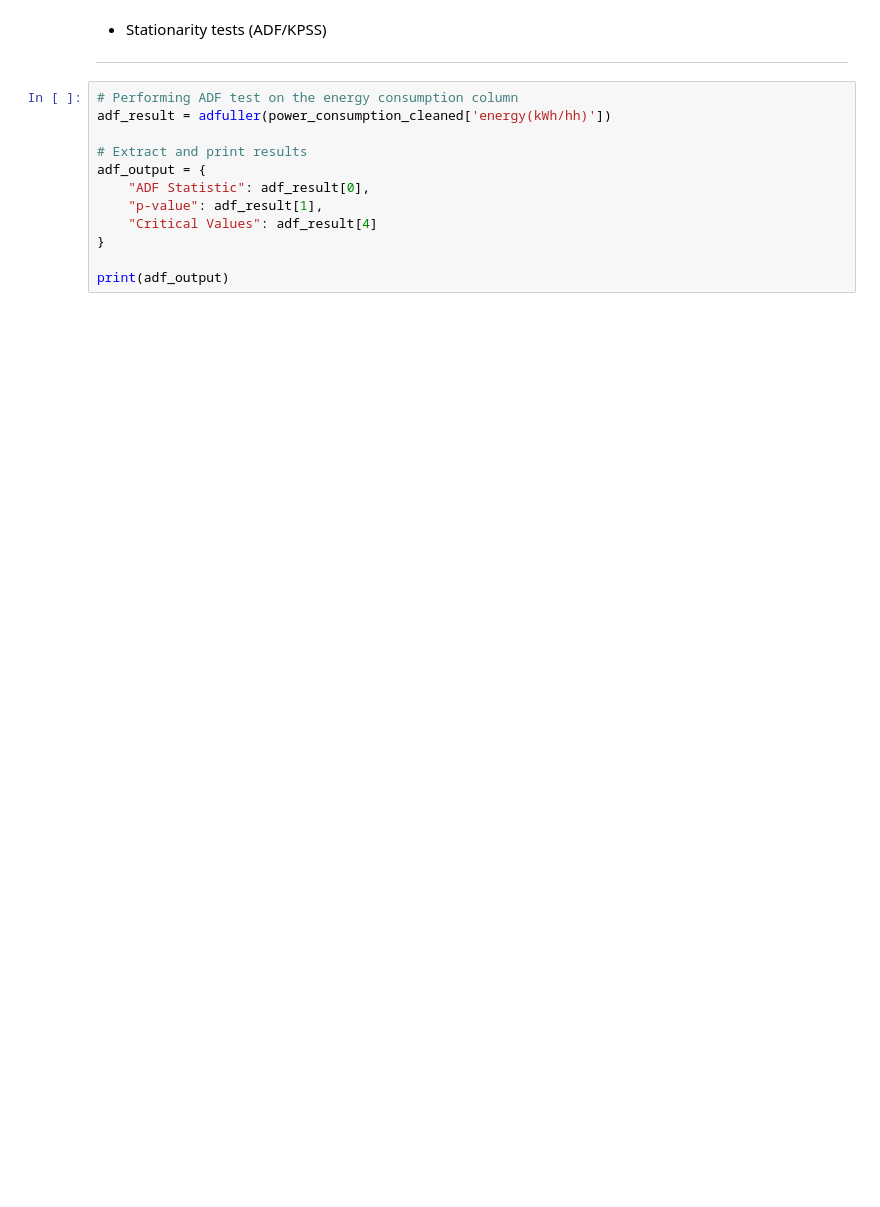
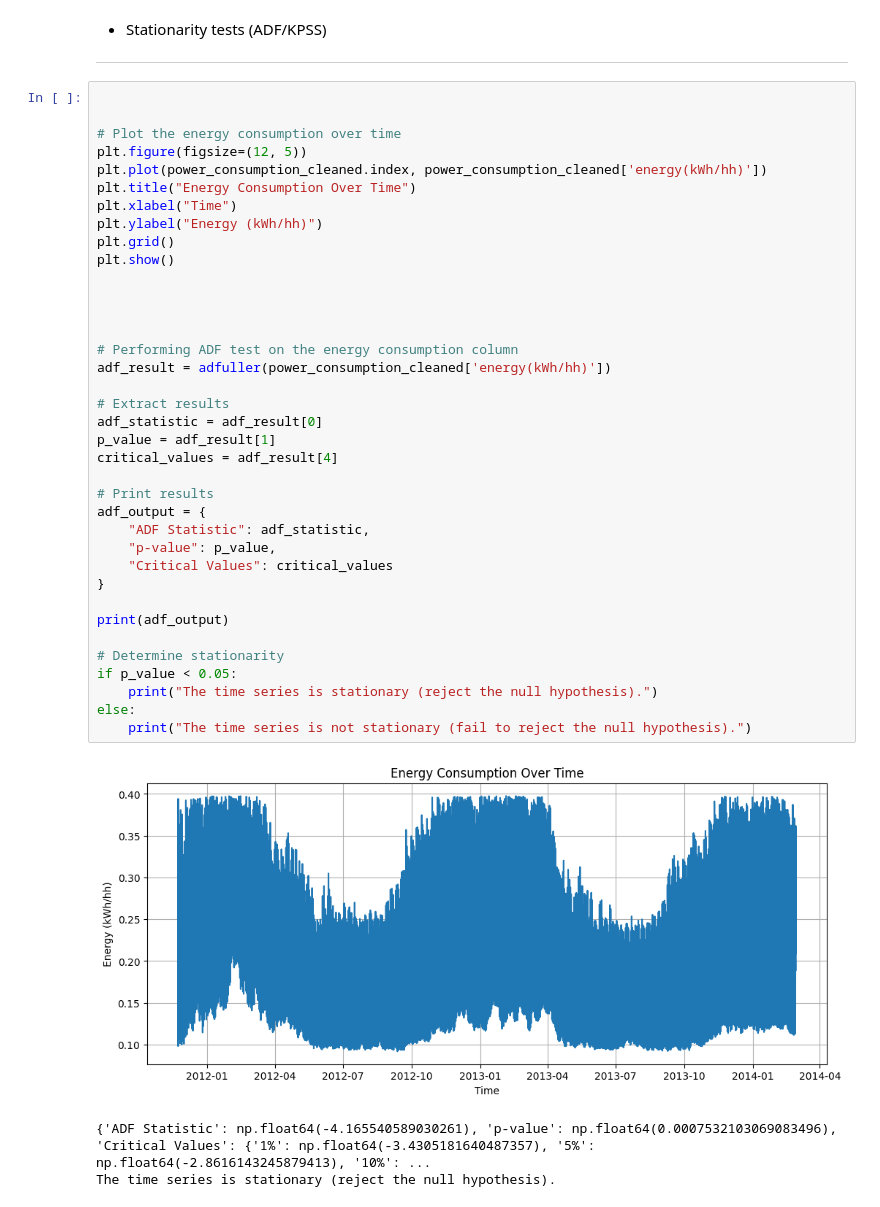
Before and after one commit to joyflorence/TIME-SERIES-AND-FORECASTING, a Jupyter notebook: practice/EXAM PROJECT/project_exam.ipynb, the cells around one changed output. Saved outputs shown, nothing was run; the diff lists cells and outputs as text; blank space fills up the shorter version.

```diff
--- a/practice/EXAM PROJECT/project_exam.ipynb
+++ b/practice/EXAM PROJECT/project_exam.ipynb
@@ -578,15 +611,44 @@ plt.show()
 # %% [markdown]
 - Stationarity tests (ADF/KPSS)
 ---
-# %%
-# Performing ADF test on the energy consumption column
-adf_result = adfuller(power_consumption_cleaned['energy(kWh/hh)'])
-
-# Extract and print results
-adf_output = {
-    "ADF Statistic": adf_result[0],
-    "p-value": adf_result[1],
-    "Critical Values": adf_result[4]
-}
-
-print(adf_output)
+# %%
+
+
+# Plot the energy consumption over time
+plt.figure(figsize=(12, 5))
+plt.plot(power_consumption_cleaned.index, power_consumption_cleaned['energy(kWh/hh)'])
+plt.title("Energy Consumption Over Time")
+plt.xlabel("Time")
+plt.ylabel("Energy (kWh/hh)")
+plt.grid()
+plt.show()
+
+
+
+
+# Performing ADF test on the energy consumption column
+adf_result = adfuller(power_consumption_cleaned['energy(kWh/hh)'])
+
+# Extract results
+adf_statistic = adf_result[0]
+p_value = adf_result[1]
+critical_values = adf_result[4]
+
+# Print results
+adf_output = {
+    "ADF Statistic": adf_statistic,
+    "p-value": p_value,
+    "Critical Values": critical_values
+}
+
+print(adf_output)
+
+# Determine stationarity
+if p_value < 0.05:
+    print("The time series is stationary (reject the null hypothesis).")
+else:
+    print("The time series is not stationary (fail to reject the null hypothesis).")
+# %% [output]
+[figure, added]
+{'ADF Statistic': np.float64(-4.165540589030261), 'p-value': np.float64(0.0007532103069083496), 'Critical Values': {'1%': np.float64(-3.4305181640487357), '5%': np.float64(-2.8616143245879413), '10%': ...
+The time series is stationary (reject the null hypothesis).
```
Also changed, not shown: parts of 41 cells of this notebook.
